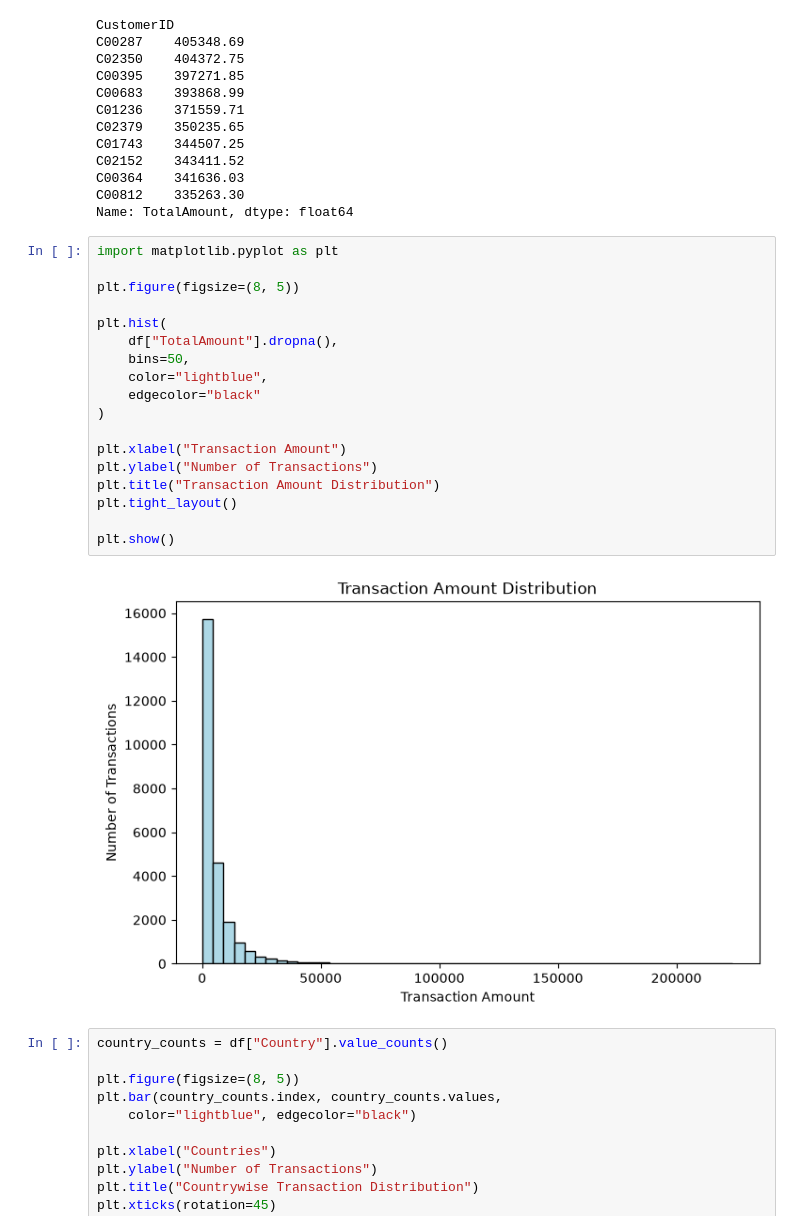
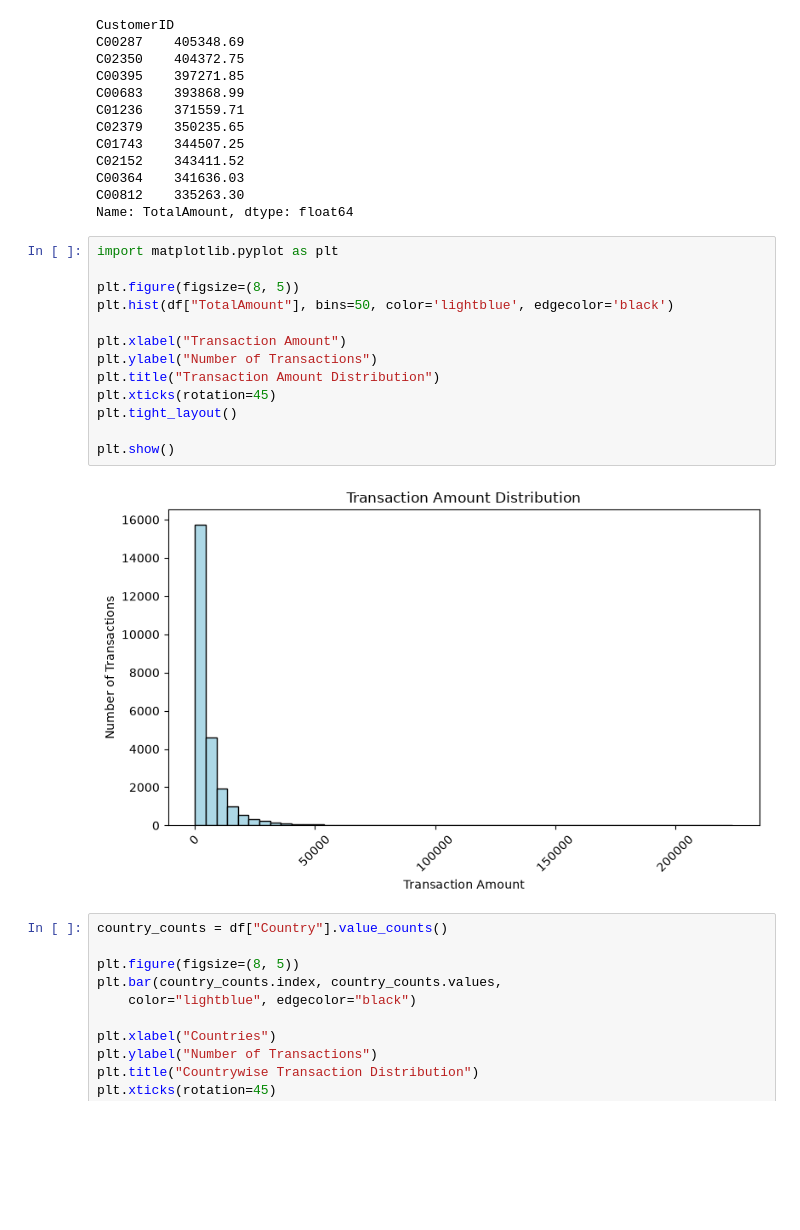
Before and after one commit to TheSangamX/customer-intelligence-segmentation, a Jupyter notebook: notebook/customer_segmentation.ipynb, the cells around one changed output. Drawn from its saved outputs; the diff is of its cells as text; blank space fills up the shorter version.

```diff
--- a/notebook/customer_segmentation.ipynb
+++ b/notebook/customer_segmentation.ipynb
@@ -204,23 +204,18 @@ Name: TotalAmount, dtype: float64
 # %%
 import matplotlib.pyplot as plt
 
 plt.figure(figsize=(8, 5))
-
-plt.hist(
-    df["TotalAmount"].dropna(),
-    bins=50,
-    color="lightblue",
-    edgecolor="black"
-)
+plt.hist(df["TotalAmount"], bins=50, color='lightblue', edgecolor='black')
 
 plt.xlabel("Transaction Amount")
 plt.ylabel("Number of Transactions")
 plt.title("Transaction Amount Distribution")
+plt.xticks(rotation=45)
 plt.tight_layout()
 
 plt.show()
 # %% [output]
-[figure, old version]
+[figure, new version]
 # %%
 country_counts = df["Country"].value_counts()
 
```
Also changed, not shown: parts of 50 cells of this notebook, 6 other files.
